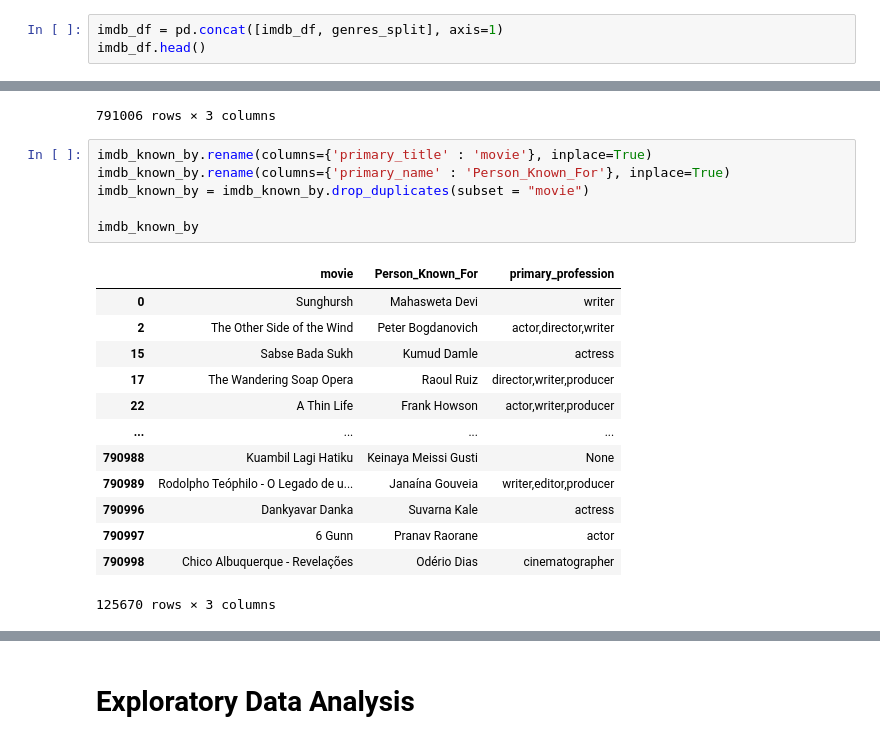
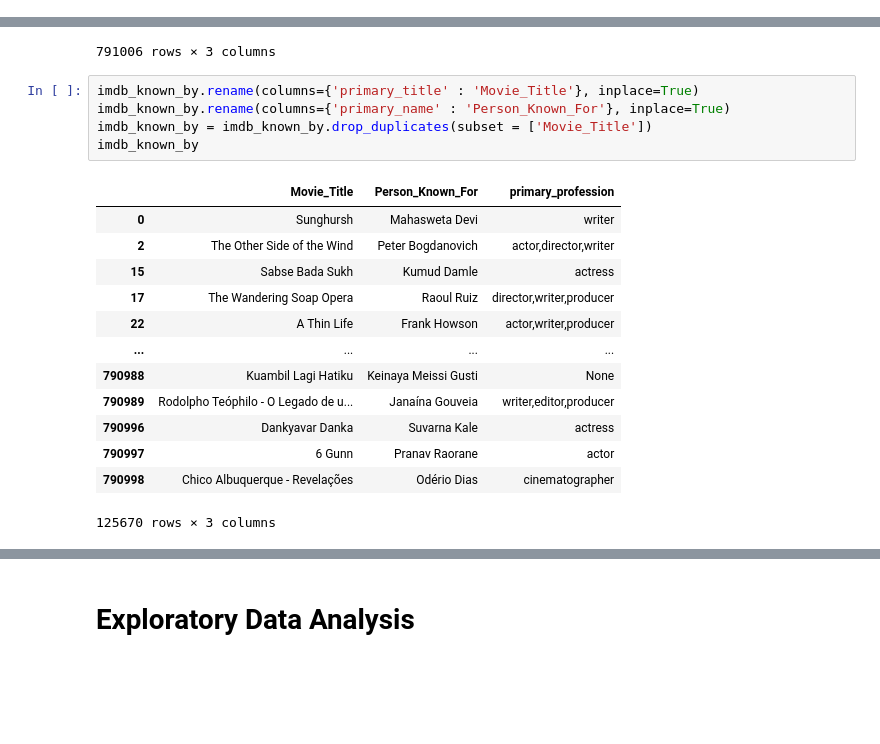
Before and after one commit to nicolemichaud03/Microsoft_Movie_data_project, a Jupyter notebook: Notebook.ipynb, the cells around one changed output, grey strips where cells are left out. Drawn from its saved outputs; the diff is of its cells as text; blank space fills up the shorter version.

```diff
--- a/Notebook.ipynb
+++ b/Notebook.ipynb
@@ -190,3 +191,0 @@ genres_split = imdb_df['genres'].str.split(',', expand=True).add_prefix('genre_'
-# %%
-imdb_df = pd.concat([imdb_df, genres_split], axis=1)
-imdb_df.head()
@@ -270,13 +341,12 @@ imdb_known_by
 | 791005 | Chico Albuquerque - Revelações | Daniel Cardoso | editor,animation_department,cinem... |
 791006 rows × 3 columns
 # %%
-imdb_known_by.rename(columns={'primary_title' : 'movie'}, inplace=True)
+imdb_known_by.rename(columns={'primary_title' : 'Movie_Title'}, inplace=True)
 imdb_known_by.rename(columns={'primary_name' : 'Person_Known_For'}, inplace=True)
-imdb_known_by = imdb_known_by.drop_duplicates(subset = "movie")
-
+imdb_known_by = imdb_known_by.drop_duplicates(subset = ['Movie_Title'])
 imdb_known_by
 # %% [output]
-|  | movie | Person_Known_For | primary_profession |
+|  | Movie_Title | Person_Known_For | primary_profession |
 | 0 | Sunghursh | Mahasweta Devi | writer |
 | 2 | The Other Side of the Wind | Peter Bogdanovich | actor,director,writer |
 | 15 | Sabse Bada Sukh | Kumud Damle | actress |
```
Also changed, not shown: parts of 31 cells of this notebook.
